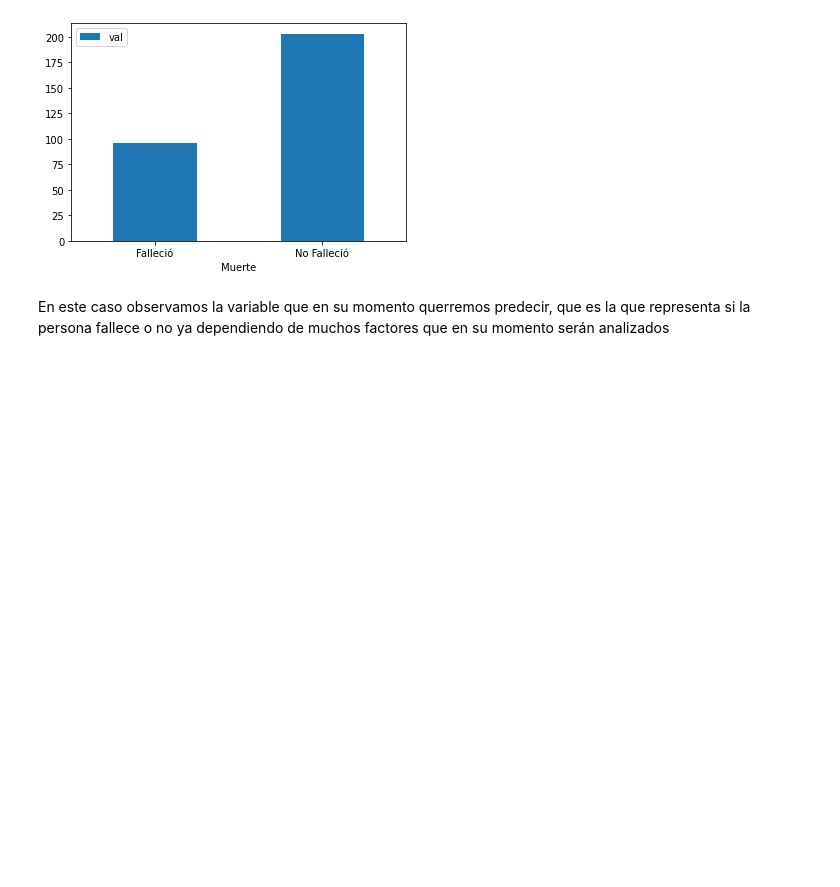
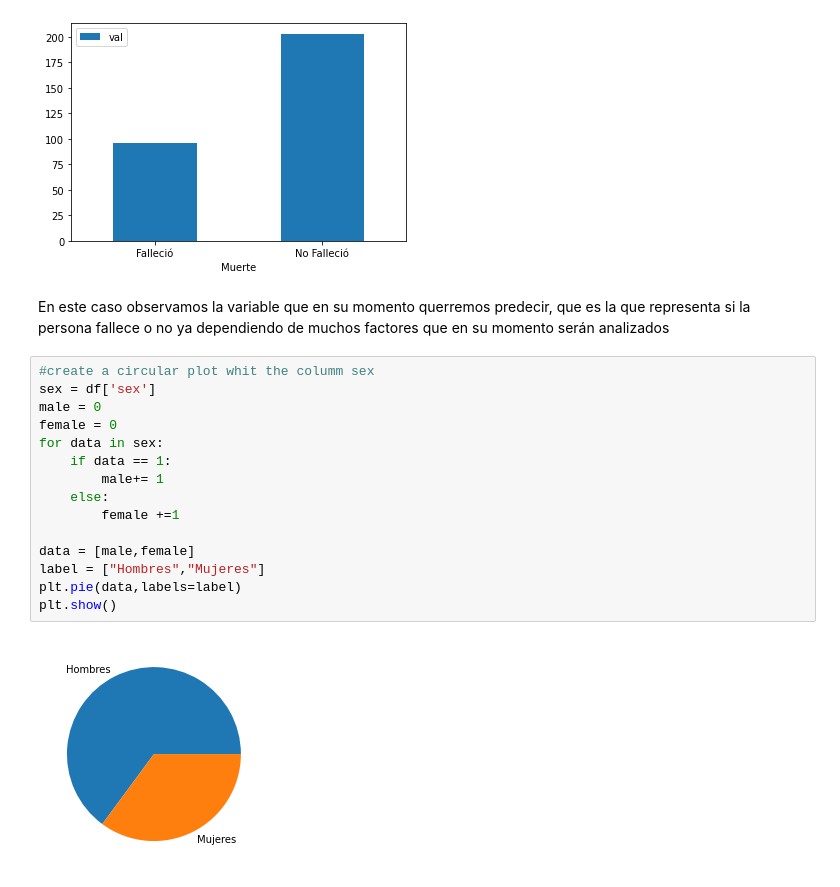
Before and after one commit to CamiloCJ09/Analitical-Proyect, a Jupyter notebook: AnaliticalProyect.ipynb, the cells around one changed output. Saved outputs shown, nothing was run; the diff lists cells and outputs as text; blank space fills up the shorter version.

```diff
--- a/AnaliticalProyect.ipynb
+++ b/AnaliticalProyect.ipynb
@@ -126,3 +127,20 @@ ax = pf.plot.bar(x='Muerte', y='val', rot=0)
 [figure]
 # %% [markdown]
 En este caso observamos la variable que en su momento querremos predecir, que es la que representa si la persona fallece o no ya dependiendo de muchos factores que en su momento serán analizados
+# %%
+#create a circular plot whit the columm sex
+sex = df['sex']
+male = 0
+female = 0
+for data in sex:
+    if data == 1:
+        male+= 1
+    else:
+        female +=1
+
+data = [male,female]
+label = ["Hombres","Mujeres"]
+plt.pie(data,labels=label)
+plt.show()
+# %% [output]
+[figure, added]
```
Also changed, not shown: parts of 3 cells of this notebook.
